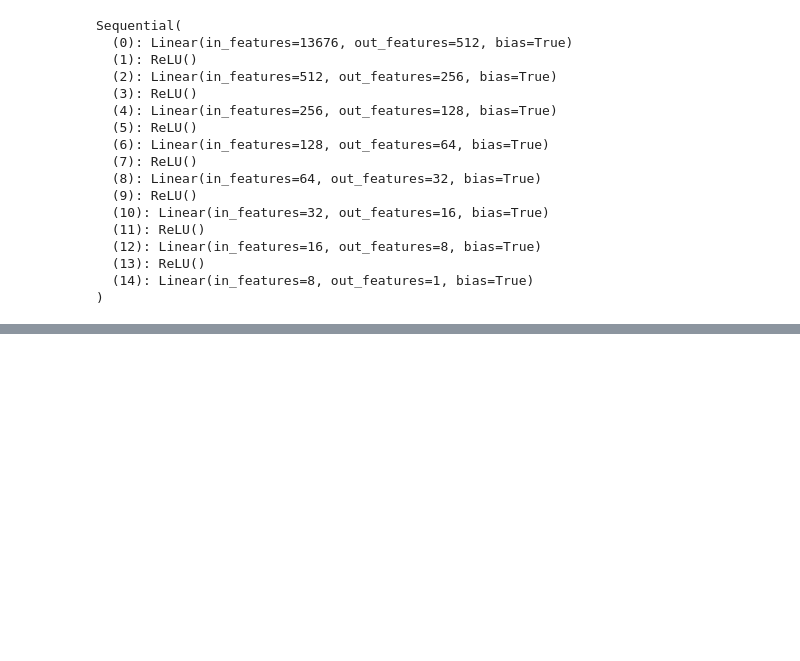
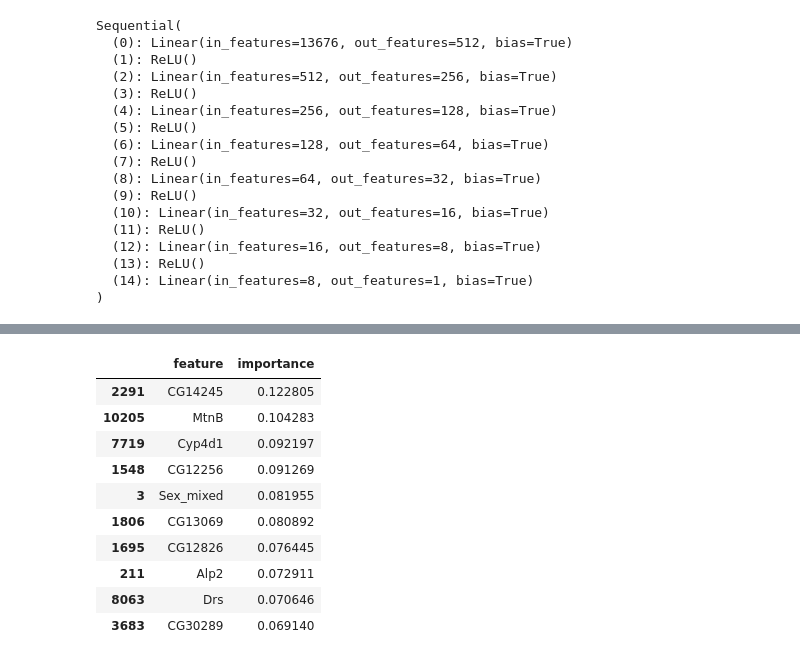
Before and after one commit to leizhou69/DiAGE, a Jupyter notebook: nn/DiAge_predict.ipynb, the cells around one changed output, grey strips where cells are left out. Saved outputs shown, nothing was run; the diff lists cells and outputs as text; code cells hidden in the pictures; blank space fills up the shorter version.

```diff
--- a/nn/DiAge_predict.ipynb
+++ b/nn/DiAge_predict.ipynb
@@ -336,0 +319,21 @@ tensor(0.0007)
+# %%
+feature_df = pd.DataFrame({'feature': features, 'importance': feature_importance})
+feature_df = feature_df.iloc[sorted_indices]
+# feature_df.to_csv(f'models/feature importance/{model_name}.csv')
+feature_list = list(feature_df['feature'])
+with open(f'models/feature importance/{model_name}.txt', 'w') as f:
+    for feature in feature_list:
+        f.write(f"{feature}\n")
+feature_df.head(10)
+# %% [output]
+|  | feature | importance |
+| 2291 | CG14245 | 0.122805 |
+| 10205 | MtnB | 0.104283 |
+| 7719 | Cyp4d1 | 0.092197 |
+| 1548 | CG12256 | 0.091269 |
+| 3 | Sex_mixed | 0.081955 |
+| 1806 | CG13069 | 0.080892 |
+| 1695 | CG12826 | 0.076445 |
+| 211 | Alp2 | 0.072911 |
+| 8063 | Drs | 0.070646 |
+| 3683 | CG30289 | 0.069140 |
```
Also changed, not shown: parts of 11 cells of this notebook, 4 other files.
